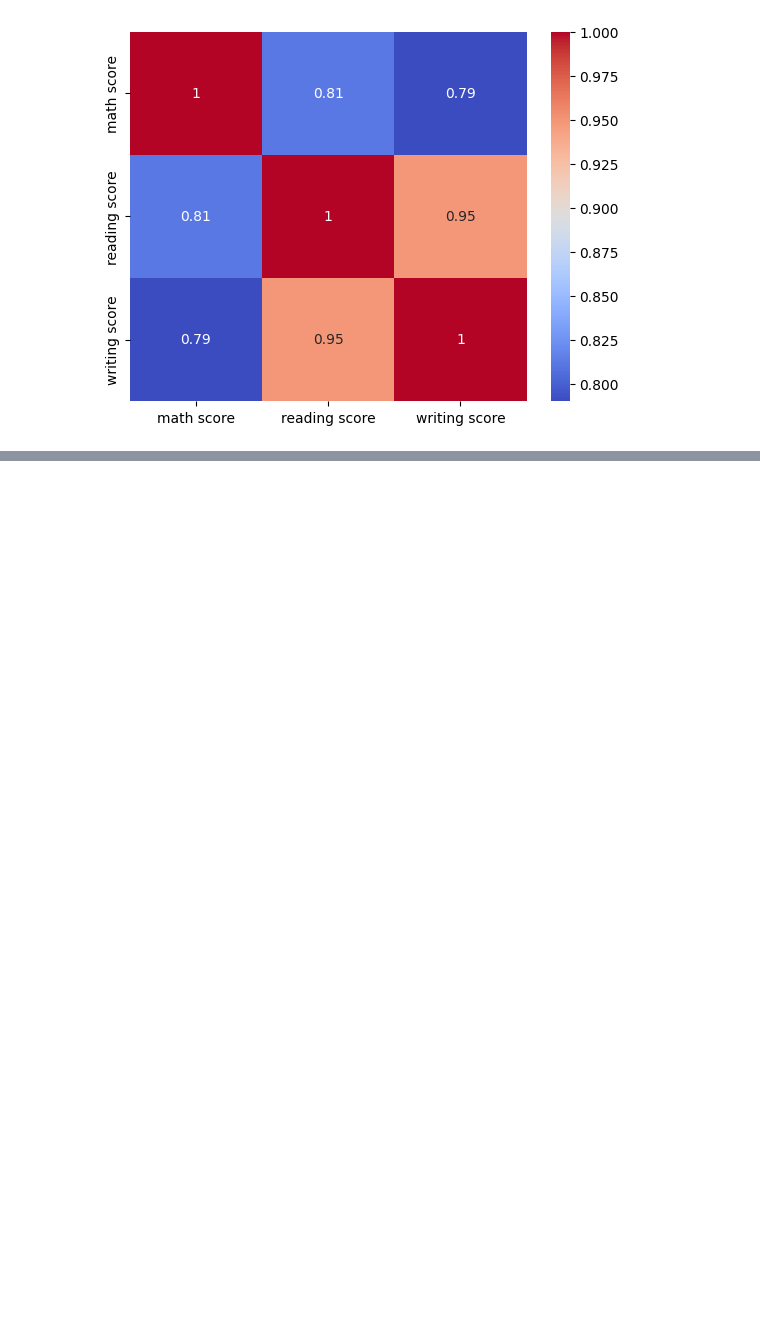
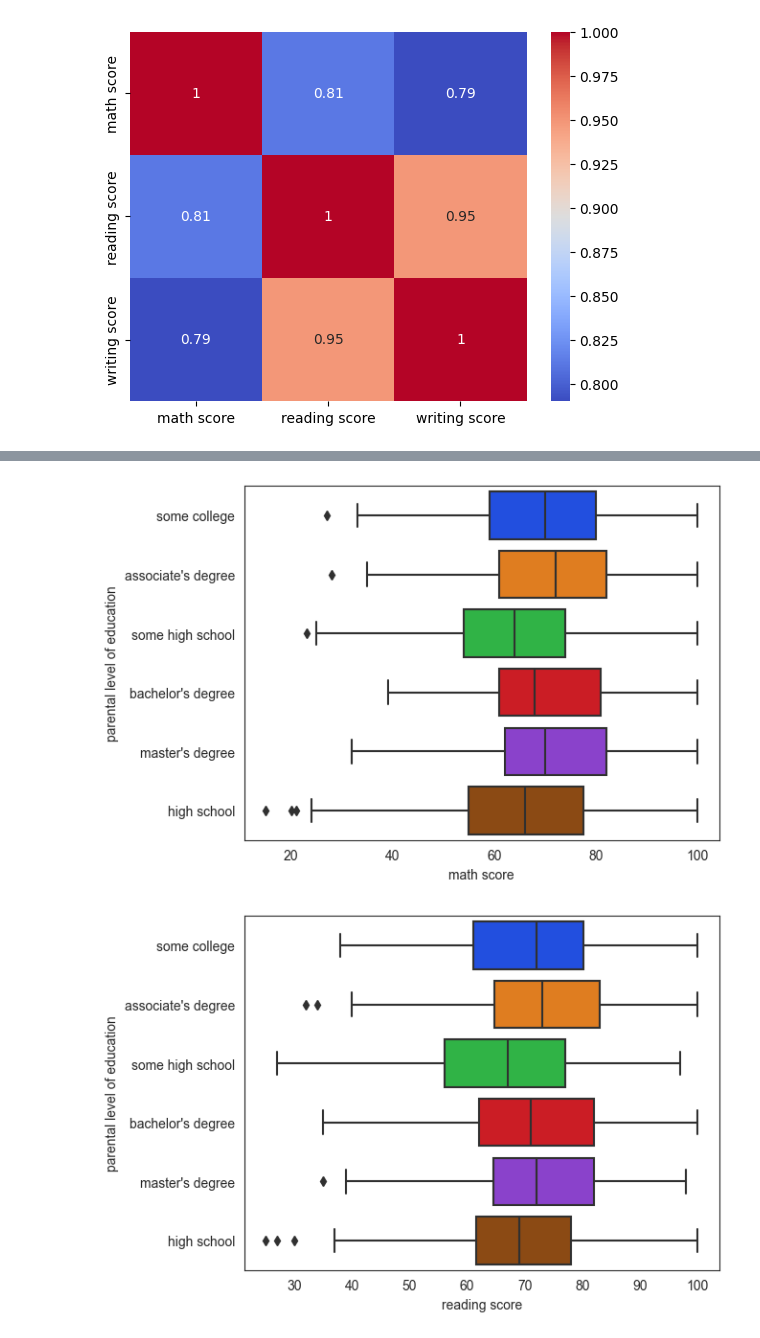
Before and after one commit to DanielPopoola/data-science-projects, a Jupyter notebook: Student-Performance-Prediction.ipynb, the cells around one changed output, grey strips where cells are left out. Saved outputs shown, nothing was run; the diff lists cells and outputs as text; code cells hidden in the pictures; blank space fills up the shorter version.

```diff
--- a/Student-Performance-Prediction.ipynb
+++ b/Student-Performance-Prediction.ipynb
@@ -129,0 +155,11 @@ sns.heatmap(data[tests].corr(), annot=True,cmap='coolwarm')
+# %%
+for test in tests:
+    sns.set_style('white')
+    sns.set_palette('bright')
+    sns.boxplot(data=data,
+                y='parental level of education',
+                x=test)
+    plt.show()
+# %% [output]
+[figure, added]
+[figure, added]
```
Also changed, not shown: parts of 7 cells of this notebook.
